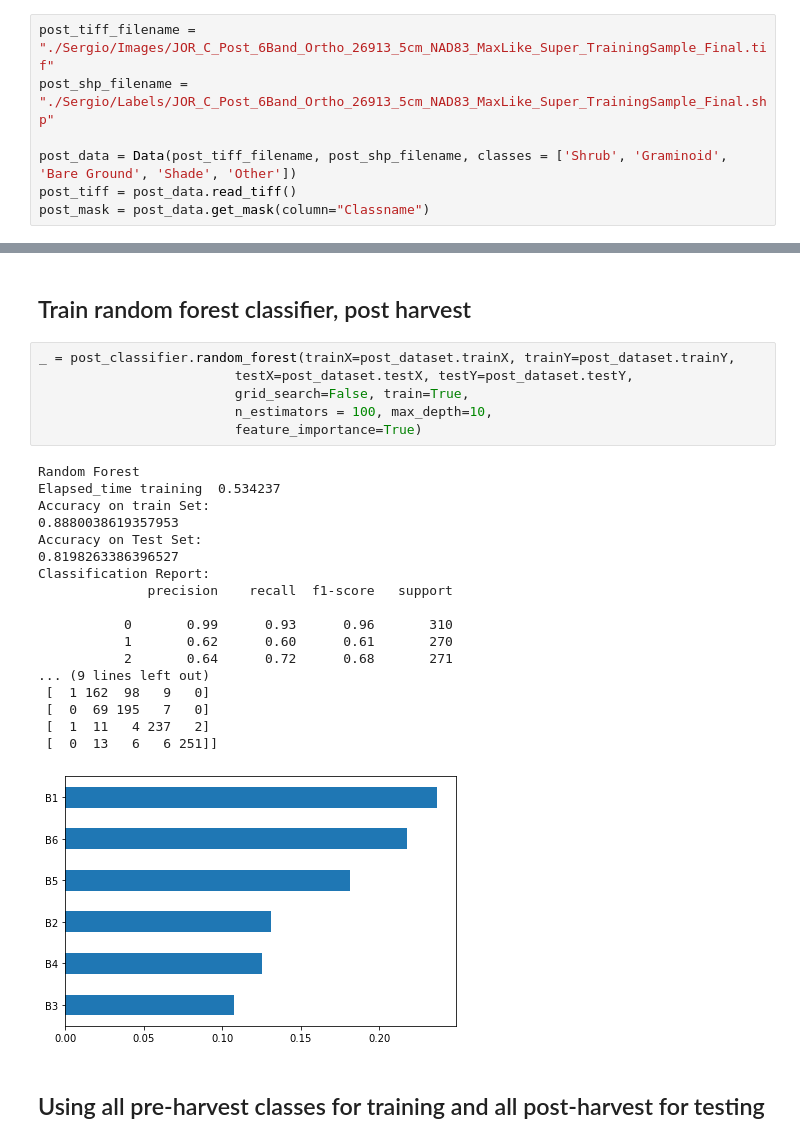
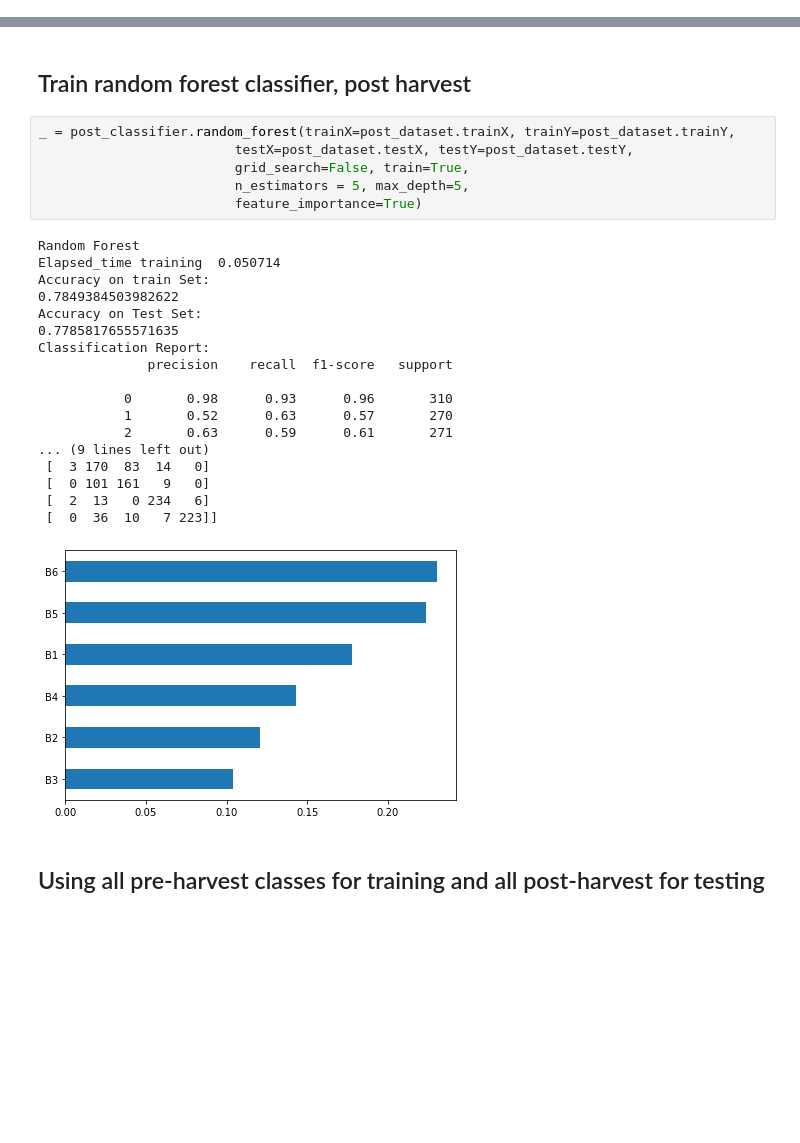
Before and after one commit to Aryal007/ml_satellite_image_segmentation, a Jupyter notebook: example_jornada_airborne.ipynb, the cells around one changed output, grey strips where cells are left out. Saved outputs shown, nothing was run; the diff lists cells and outputs as text; blank space fills up the shorter version.

```diff
--- a/example_jornada_airborne.ipynb
+++ b/example_jornada_airborne.ipynb
@@ -19,9 +46,2 @@ pre_mask = pre_data.get_mask(column="Classname")
 # %% [markdown]
 ## Read post harvest data
-# %%
-post_tiff_filename = "./Sergio/Images/JOR_C_Post_6Band_Ortho_26913_5cm_NAD83_MaxLike_Super_TrainingSample_Final.tif"
-post_shp_filename = "./Sergio/Labels/JOR_C_Post_6Band_Ortho_26913_5cm_NAD83_MaxLike_Super_TrainingSample_Final.shp"
-
-post_data = Data(post_tiff_filename, post_shp_filename, classes = ['Shrub', 'Graminoid', 'Bare Ground', 'Shade', 'Other'])
-post_tiff = post_data.read_tiff()
-post_mask = post_data.get_mask(column="Classname")
@@ -117,28 +155,28 @@ Test stats: 1382
 # %%
 _ = post_classifier.random_forest(trainX=post_dataset.trainX, trainY=post_dataset.trainY,
                          testX=post_dataset.testX, testY=post_dataset.testY,
                          grid_search=False, train=True,
-                         n_estimators = 100, max_depth=10,
+                         n_estimators = 5, max_depth=5,
                          feature_importance=True)
 # %% [output]
 Random Forest
-Elapsed_time training  0.534237
+Elapsed_time training  0.050714
 Accuracy on train Set:
-0.8880038619357953
+0.7849384503982622
 Accuracy on Test Set:
-0.8198263386396527
+0.7785817655571635
 Classification Report:
               precision    recall  f1-score   support
 
-           0       0.99      0.93      0.96       310
-           1       0.62      0.60      0.61       270
-           2       0.64      0.72      0.68       271
+           0       0.98      0.93      0.96       310
+           1       0.52      0.63      0.57       270
+           2       0.63      0.59      0.61       271
 ... (9 lines left out)
- [  1 162  98   9   0]
- [  0  69 195   7   0]
- [  1  11   4 237   2]
- [  0  13   6   6 251]]
+ [  3 170  83  14   0]
+ [  0 101 161   9   0]
+ [  2  13   0 234   6]
+ [  0  36  10   7 223]]
-[figure, old version]
+[figure, new version]
 # %% [markdown]
 ## Using all pre-harvest classes for training and all post-harvest for testing
 # %%
```
Also changed, not shown: parts of 21 cells of this notebook, 1 other file.
